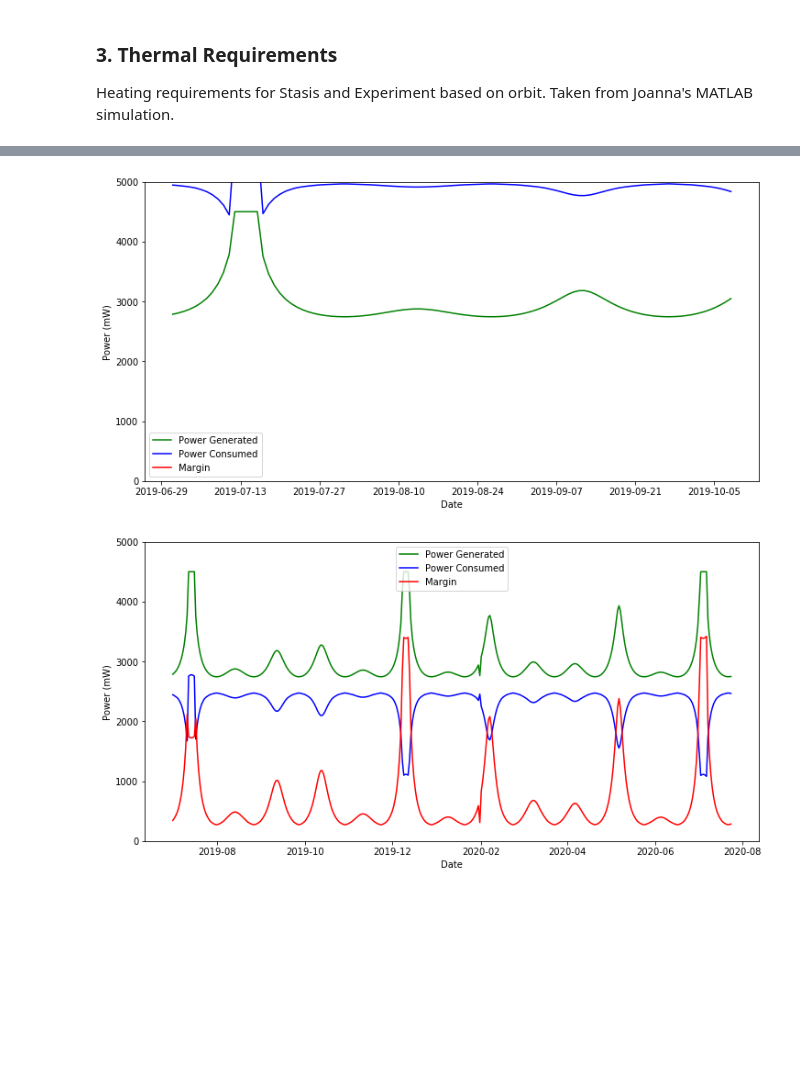
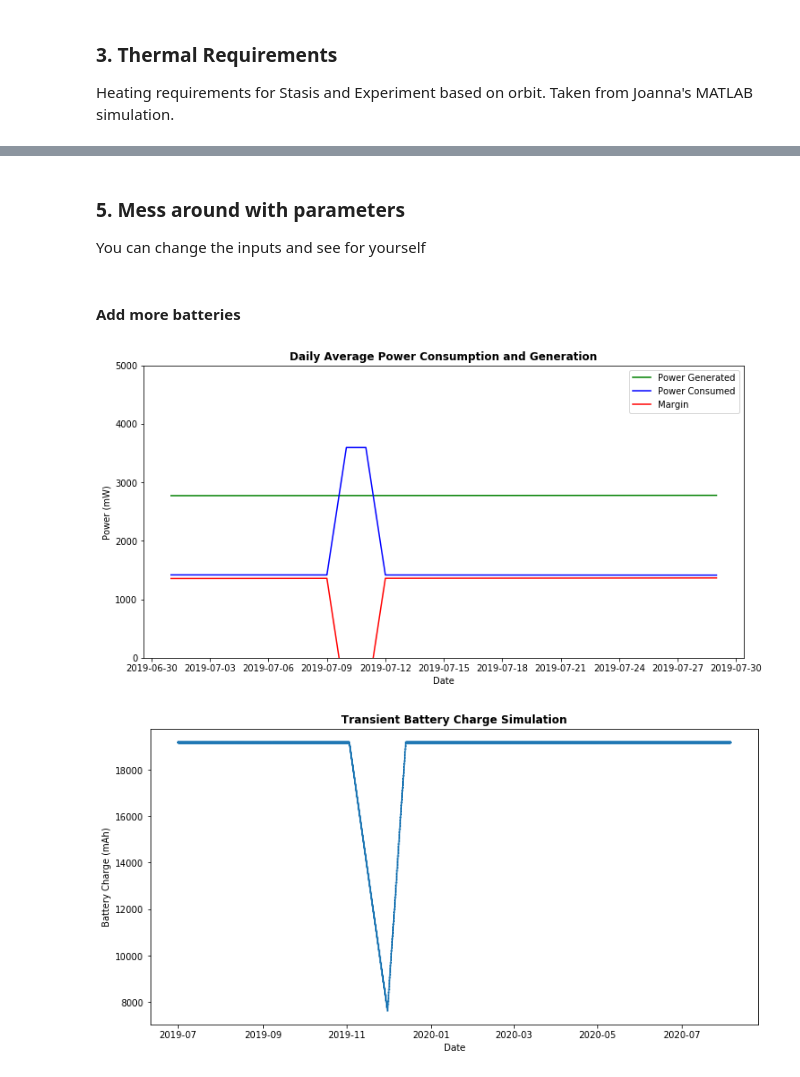
Before and after one commit to utat-ss/HERON-mission-sim, a Jupyter notebook: Mission Simulator.ipynb, the cells around one changed output, grey strips where cells are left out. Saved outputs shown, nothing was run; the diff lists cells and outputs as text; code cells hidden in the pictures; blank space fills up the shorter version.

```diff
--- a/Mission Simulator.ipynb
+++ b/Mission Simulator.ipynb
@@ -350,11 +454,14 @@ HeronMkII.simulate(conops)
-# %%
-# Change conops plan and try again:
-conops.exp_start = 12
-HeronMkII.simulate(conops)
-# %% [output]
-[figure, removed]
-# %%
-conops.mission_len = 390
-HeronMkII.simulate(conops)
-# %% [output]
-[figure, removed]
+# %% [markdown]
+### 5. Mess around with parameters
+You can change the inputs and see for yourself
+# %% [markdown]
+#### Add more batteries
+# %%
+HeronMkII.bus.batt = Batteries(12,1600)
+HeronMkII.simulate(conops, 30)
+
+# Revert changes after simulation cause 12 batteries is ridiculous
+HeronMkII.bus.batt = Batteries(4,1600)
+# %% [output]
+[figure, added]
+[figure, added]
```
Also changed, not shown: parts of 20 cells of this notebook.
